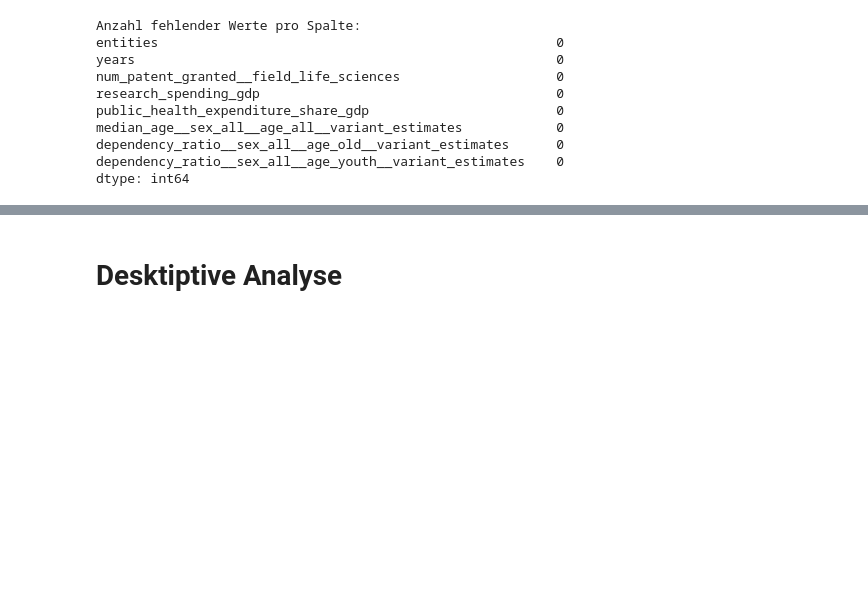
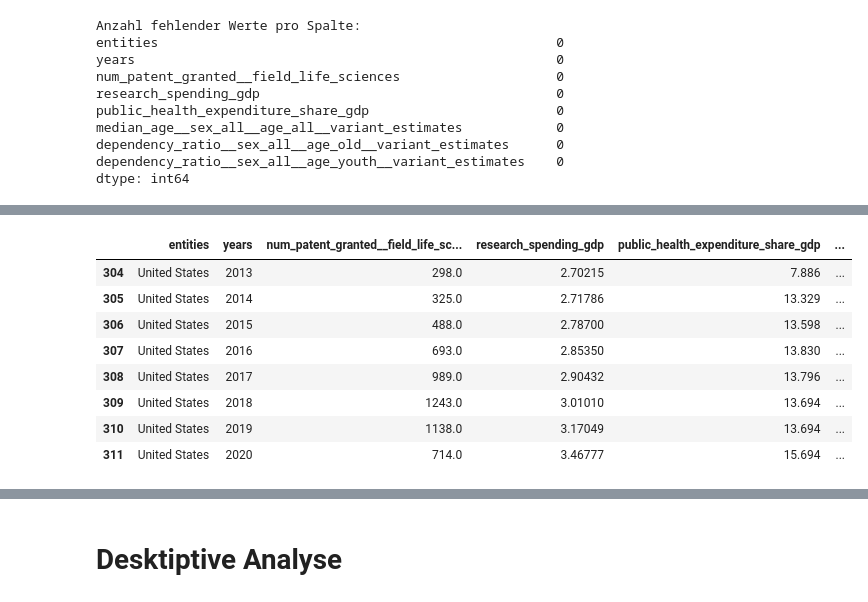
Before and after one commit to TobiasMaissen/cas_statistik_davi, a Jupyter notebook: our_world_in_data_expl.ipynb, the cells around one changed output, grey strips where cells are left out. Saved outputs shown, nothing was run; the diff lists cells and outputs as text; code cells hidden in the pictures; blank space fills up the shorter version.

```diff
--- a/our_world_in_data_expl.ipynb
+++ b/our_world_in_data_expl.ipynb
@@ -554,0 +694,12 @@ merged_df
+# %%
+merged_df[merged_df['entities'] == 'United States']
+# %% [output]
+|  | entities | years | num_patent_granted__field_life_sc... | research_spending_gdp | public_health_expenditure_share_gdp | ... |
+| 304 | United States | 2013 | 298.0 | 2.70215 | 7.886 | ... |
+| 305 | United States | 2014 | 325.0 | 2.71786 | 13.329 | ... |
+| 306 | United States | 2015 | 488.0 | 2.78700 | 13.598 | ... |
+| 307 | United States | 2016 | 693.0 | 2.85350 | 13.830 | ... |
+| 308 | United States | 2017 | 989.0 | 2.90432 | 13.796 | ... |
+| 309 | United States | 2018 | 1243.0 | 3.01010 | 13.694 | ... |
+| 310 | United States | 2019 | 1138.0 | 3.17049 | 13.694 | ... |
+| 311 | United States | 2020 | 714.0 | 3.46777 | 15.694 | ... |
```
Also changed, not shown: parts of 32 cells of this notebook, 4 other files.
